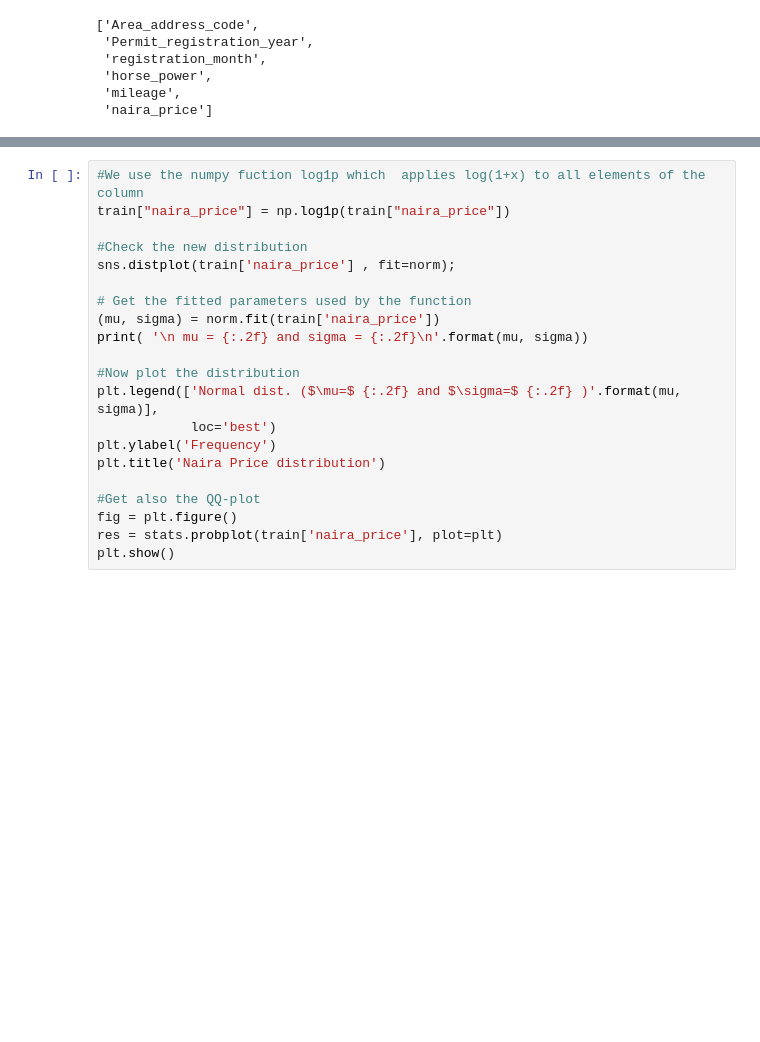
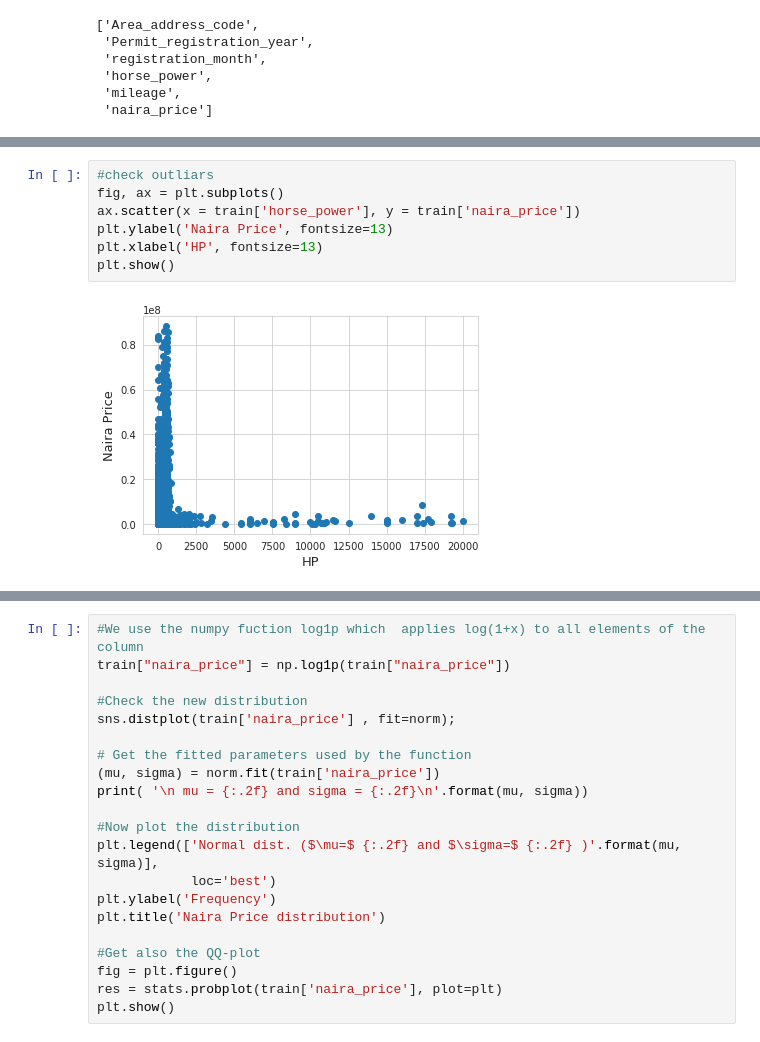
Before and after one commit to Ayanlola2002/Data-Science-Nigeria, a Jupyter notebook: best_car_price.ipynb, the cells around one changed output, grey strips where cells are left out. Cells and saved outputs as stored; diff of their text form; blank space fills up the shorter version.

```diff
--- a/best_car_price.ipynb
+++ b/best_car_price.ipynb
@@ -154,3 +180,12 @@ There are 5 columns that have missing values.
+# %%
+#check outliars
+fig, ax = plt.subplots()
+ax.scatter(x = train['horse_power'], y = train['naira_price'])
+plt.ylabel('Naira Price', fontsize=13)
+plt.xlabel('HP', fontsize=13)
+plt.show()
+# %% [output]
+[figure, added]
 # %%
 #handling the prize predictor varriable
 y = train['naira_price']
```
Also changed, not shown: parts of 33 cells of this notebook.
